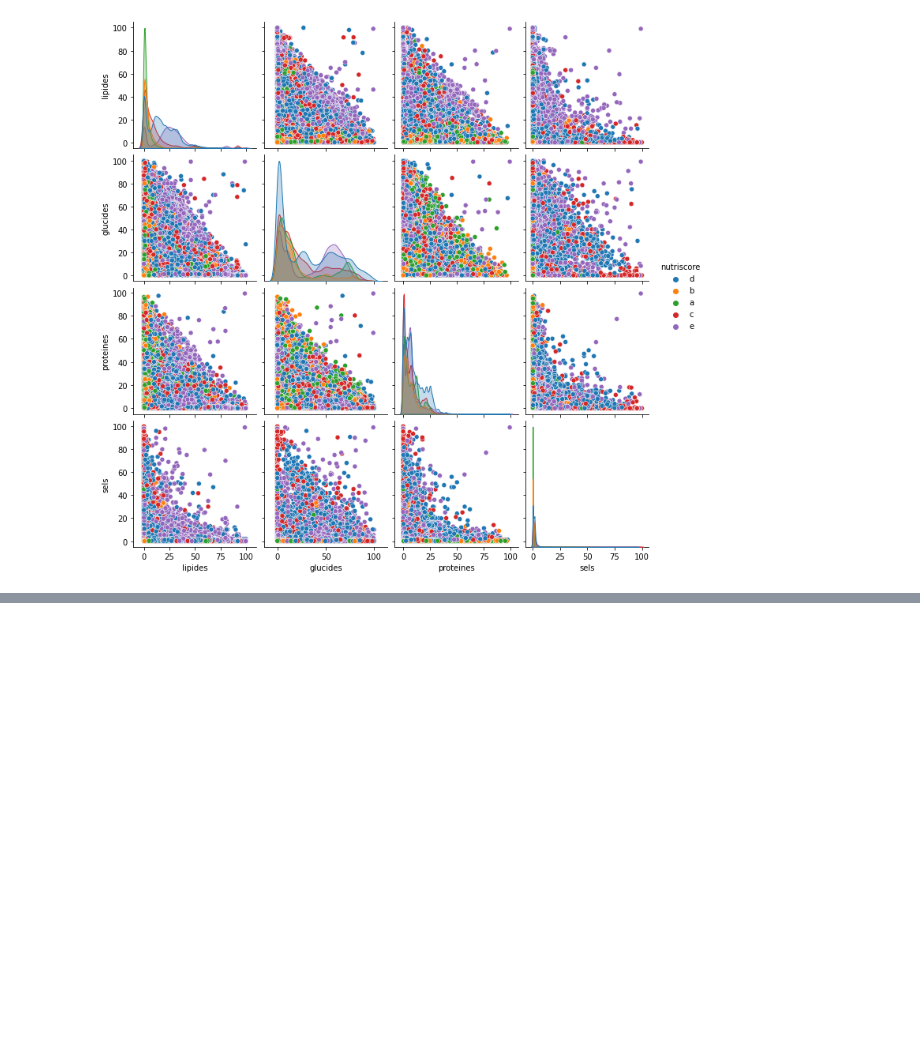
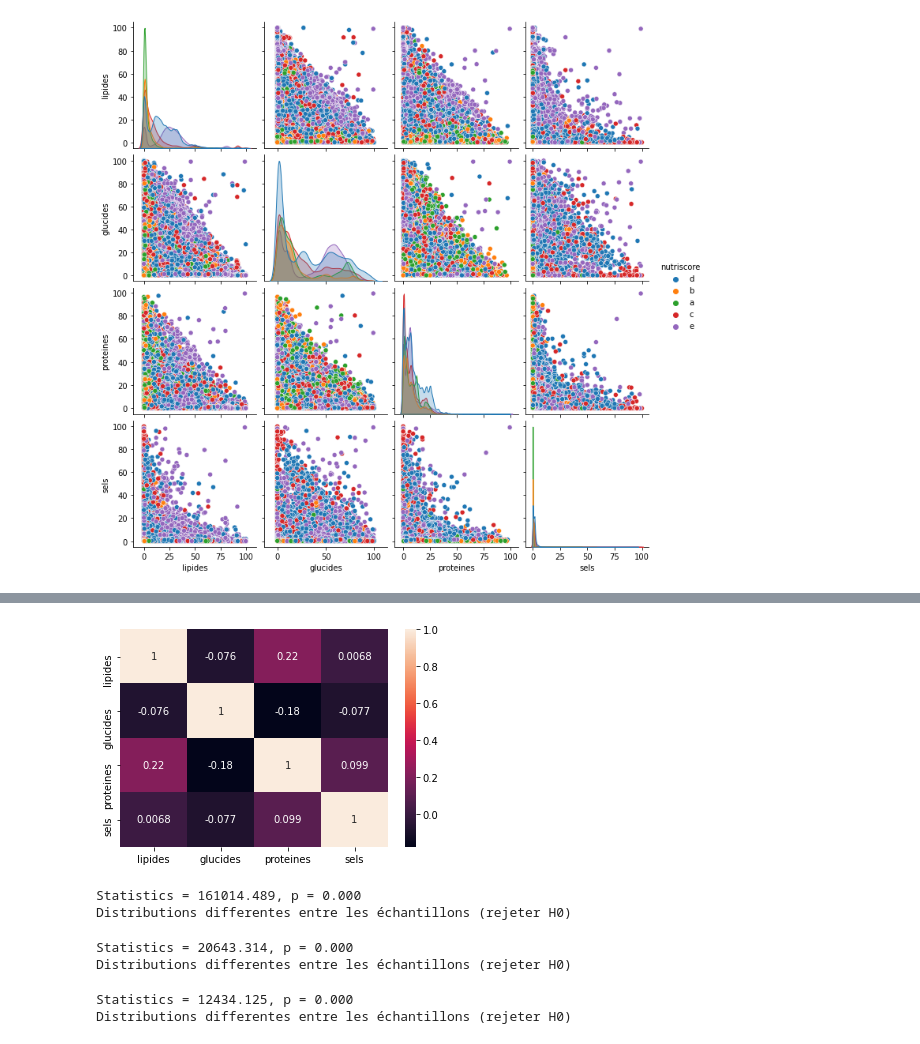
Before and after one commit to Loridan/openclassrooms-iml-projects, a Jupyter notebook: project2/P02_02_notebook_exploration.ipynb, the cells around one changed output, grey strips where cells are left out. Cells and saved outputs as stored; diff of their text form; code cells hidden in the pictures; blank space fills up the shorter version.

Commit message:
feat: update nb_exploration add test Kruskal-Wallis

```diff
--- a/project2/P02_02_notebook_exploration.ipynb
+++ b/project2/P02_02_notebook_exploration.ipynb
@@ -76,0 +71,70 @@ sns.pairplot(data=dataframe5, hue="nutriscore")
+# %%
+# Matrice de corrélation
+sns.heatmap(dataframe5.corr(), annot=True)
+plt.show()
+# %% [output]
+[figure, added]
+# %%
+# Test de Kruskal-Wallis entre les groupes nutriscores ( non parametré )
+
+from scipy.stats import kruskal
+
+data1 = dataframe5[dataframe5.nutriscore == 'a']['lipides']
+data2 = dataframe5[dataframe5.nutriscore == 'b']['lipides']
+data3 = dataframe5[dataframe5.nutriscore == 'c']['lipides']
+data4 = dataframe5[dataframe5.nutriscore == 'd']['lipides']
+data5 = dataframe5[dataframe5.nutriscore == 'e']['lipides']
+
+# Comparaison des échantillons
+stat, p = kruskal(data1, data2, data3, data4, data5)
+print('Statistics = %.3f, p = %.3f' % (stat, p))
+
+# Décision
+alpha = 0.05
+if p > alpha:
+	print('Distributions identiques entre les échantillons (ne pas rejeter H0)')
+else:
+	print('Distributions differentes entre les échantillons (rejeter H0)')
+# %% [output]
+Statistics = 161014.489, p = 0.000
+Distributions differentes entre les échantillons (rejeter H0)
+# %%
+data1 = dataframe5[dataframe5.nutriscore == 'a']['glucides']
+data2 = dataframe5[dataframe5.nutriscore == 'b']['glucides']
+data3 = dataframe5[dataframe5.nutriscore == 'c']['glucides']
+data4 = dataframe5[dataframe5.nutriscore == 'd']['glucides']
+data5 = dataframe5[dataframe5.nutriscore == 'e']['glucides']
+
+# Comparaison des échantillons
+stat, p = kruskal(data1, data2, data3, data4, data5)
+print('Statistics = %.3f, p = %.3f' % (stat, p))
+
+# Décision
+alpha = 0.05
+if p > alpha:
+	print('Distributions identiques entre les échantillons (ne pas rejeter H0)')
+else:
+	print('Distributions differentes entre les échantillons (rejeter H0)')
+# %% [output]
+Statistics = 20643.314, p = 0.000
+Distributions differentes entre les échantillons (rejeter H0)
+# %%
+data1 = dataframe5[dataframe5.nutriscore == 'a']['proteines']
+data2 = dataframe5[dataframe5.nutriscore == 'b']['proteines']
+data3 = dataframe5[dataframe5.nutriscore == 'c']['proteines']
+data4 = dataframe5[dataframe5.nutriscore == 'd']['proteines']
+data5 = dataframe5[dataframe5.nutriscore == 'e']['proteines']
+
+# Comparaison des échantillons
+stat, p = kruskal(data1, data2, data3, data4, data5)
+print('Statistics = %.3f, p = %.3f' % (stat, p))
+
+# Décision
+alpha = 0.05
+if p > alpha:
+	print('Distributions identiques entre les échantillons (ne pas rejeter H0)')
+else:
+	print('Distributions differentes entre les échantillons (rejeter H0)')
+# %% [output]
+Statistics = 12434.125, p = 0.000
+Distributions differentes entre les échantillons (rejeter H0)
```
Also changed, not shown: parts of 8 cells of this notebook.
